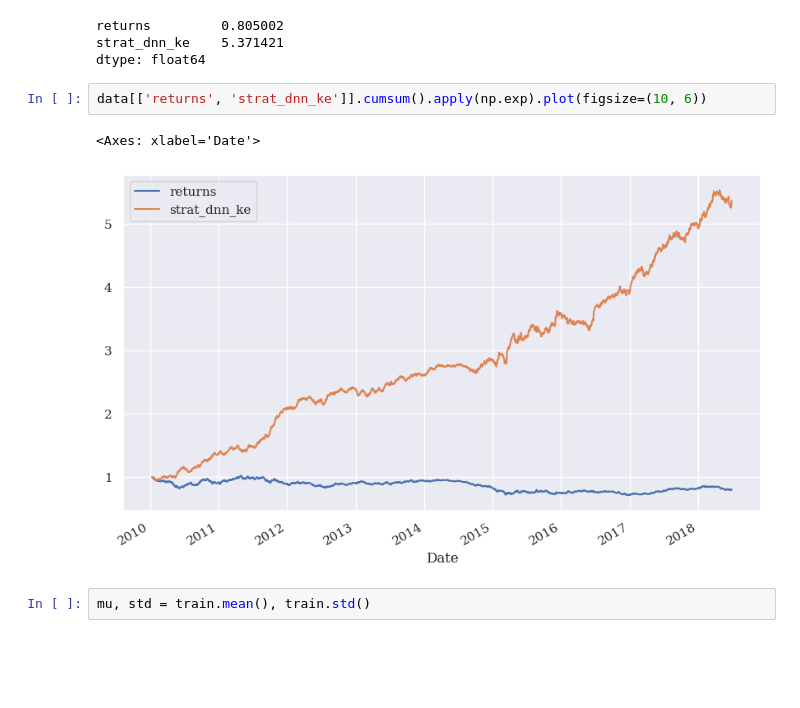
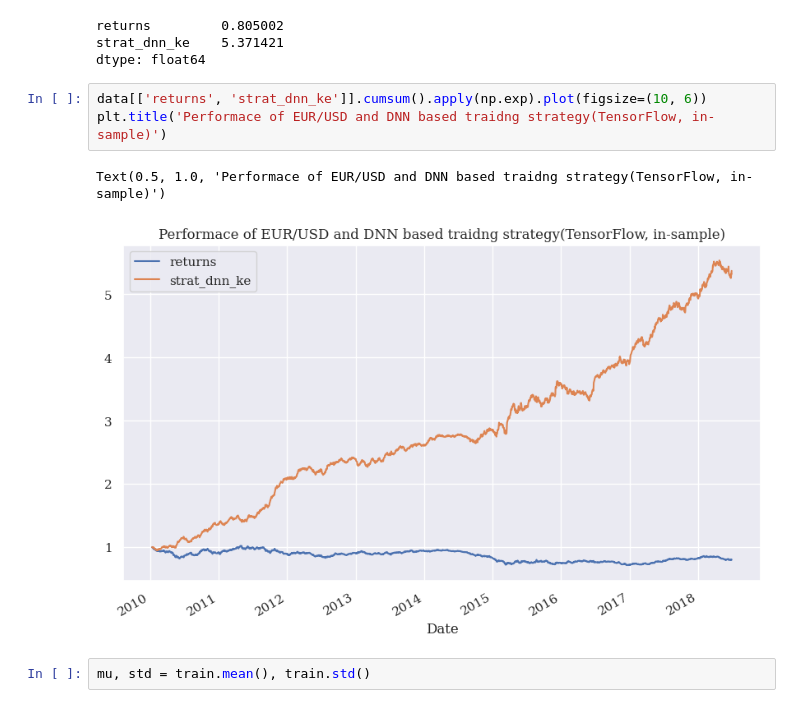
Before and after one commit to ahn283/finance, a Jupyter notebook: python_for_finance/trading_strategy.ipynb, the cells around one changed output. Saved outputs shown, nothing was run; the diff lists cells and outputs as text; blank space fills up the shorter version.

```diff
--- a/python_for_finance/trading_strategy.ipynb
+++ b/python_for_finance/trading_strategy.ipynb
@@ -942,9 +934,10 @@ strat_dnn_ke    5.371421
 dtype: float64
 # %%
 data[['returns', 'strat_dnn_ke']].cumsum().apply(np.exp).plot(figsize=(10, 6))
+plt.title('Performace of EUR/USD and DNN based traidng strategy(TensorFlow, in-sample)')
 # %% [output]
-<Axes: xlabel='Date'>
+Text(0.5, 1.0, 'Performace of EUR/USD and DNN based traidng strategy(TensorFlow, in-sample)')
-[figure, old version]
+[figure, new version]
 # %%
 mu, std = train.mean(), train.std()
 # %%
```
Also changed, not shown: parts of 10 cells of this notebook, 1 other file.
